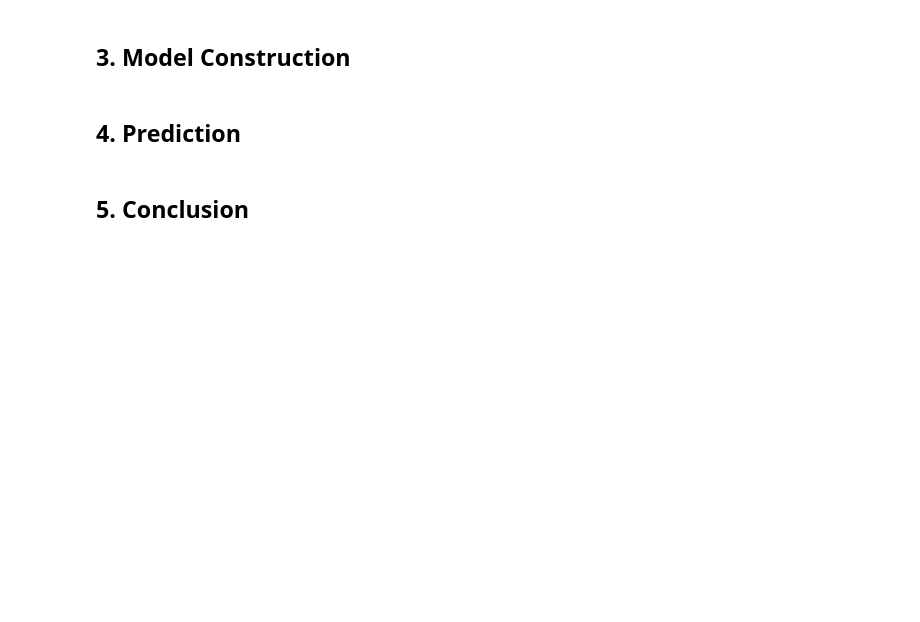
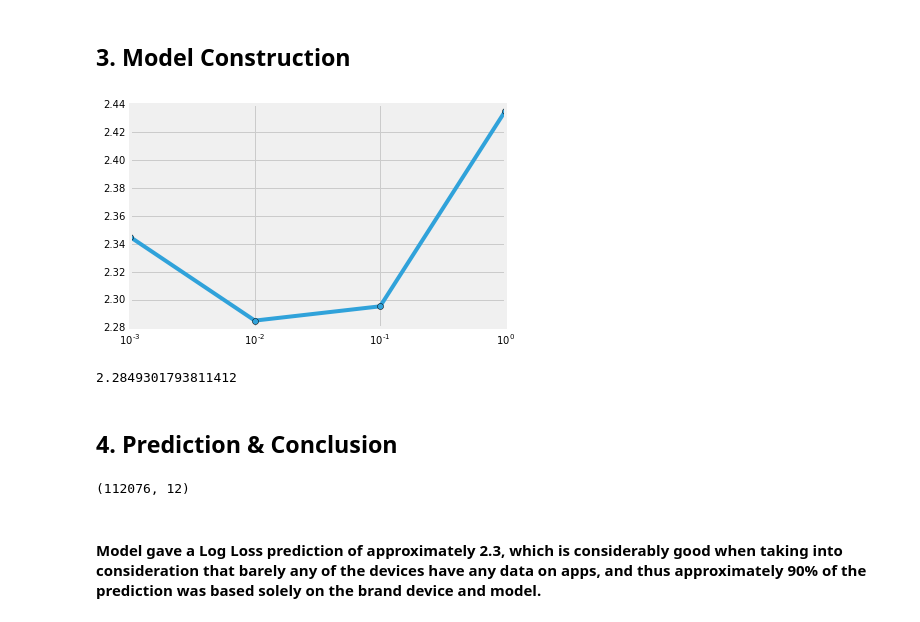
Before and after one commit to jonasca/TalkingData, a Jupyter notebook: TalkingData/08-10-16-JC-TalkingData.ipynb, the cells around one changed output. Drawn from its saved outputs; the diff is of its cells as text; code cells hidden in the pictures; blank space fills up the shorter version.

```diff
--- a/TalkingData/08-10-16-JC-TalkingData.ipynb
+++ b/TalkingData/08-10-16-JC-TalkingData.ipynb
@@ -205,8 +207,8 @@ test_label = csr_matrix((np.ones(testdata.shape[0]), (testdata.testrow, testdata
 # %%
 # Now finally, to concatenate all these features/sparse matrices together!
 
-train_matrix = hstack((train_brand, train_model, train_app, train_label), format='csr')
-test_matrix =  hstack((test_brand, test_model, test_app, test_label), format='csr')
+Xtrain = hstack((train_brand, train_model, train_app, train_label), format='csr')
+Xtest =  hstack((test_brand, test_model, test_app, test_label), format='csr')
 # %% [markdown]
 #### Aaaand, we're finally done with the data cleaning and manipulating! Now to the EDA results.
 # %% [markdown]
@@ -263,4 +263,47 @@ train.head(10)
+# %%
+target_encoder = LabelEncoder().fit(train2.group)
+y = target_encoder.transform(train2.group)
+number_classes = len(target_encoder.classes_)
+
+# Score function to quantify model performance, using StratifiedKFold
+
+def score(clf, random_state = 0):
+    kf = StratifiedKFold(y, n_folds=5, shuffle=True, random_state=random_state)
+    pred = np.zeros((y.shape[0],number_classes))
+    for itrain, itest in kf:
+        Xtr, Xte = Xtrain[itrain, :], Xtrain[itest, :]
+        ytr, yte = y[itrain], y[itest]
+        clf.fit(Xtr, ytr)
+        pred[itest,:] = clf.predict_proba(Xte)
+        return log_loss(yte, pred[itest, :])
+        print("{:.5f}".format(log_loss(yte, pred[itest,:])))
+    print('')
+    return log_loss(y, pred)
+# %%
+# Use a stronger regularization constant than the default C=1.0 to account for the columns that are barely used,
+# like those with rare brands or apps.
+
+Cs = np.logspace(-3,0,4)
+res = []
+for C in Cs:
+    res.append(score(LogisticRegression(C = C))) # This is where the LogisticRegression alg shows up - but what does it do?
+plt.semilogx(Cs, res,'-o');
+
+# Optimal C is around 0.01 according to graph below!
+# %% [output]
+[figure, added]
+# %%
+score(LogisticRegression(C=0.01))
+# %% [output]
+2.2849301793811412
 # %% [markdown]
-## 4. Prediction
+## 4. Prediction & Conclusion
-# %% [markdown]
-## 5. Conclusion
+# %%
+clf = LogisticRegression(C=0.01)
+clf.fit(Xtrain, y)
+pred = pd.DataFrame(clf.predict_proba(Xtest), index = test2.index, columns=target_encoder.classes_)
+pred.head()
+# %% [output]
+(112076, 12)
+# %% [markdown]
+#### Model gave a Log Loss prediction of approximately 2.3, which is considerably good when taking into consideration that barely any of the devices have any data on apps, and thus approximately 90% of the prediction was based solely on the brand device and model.
```
Also changed, not shown: parts of 3 cells of this notebook.
